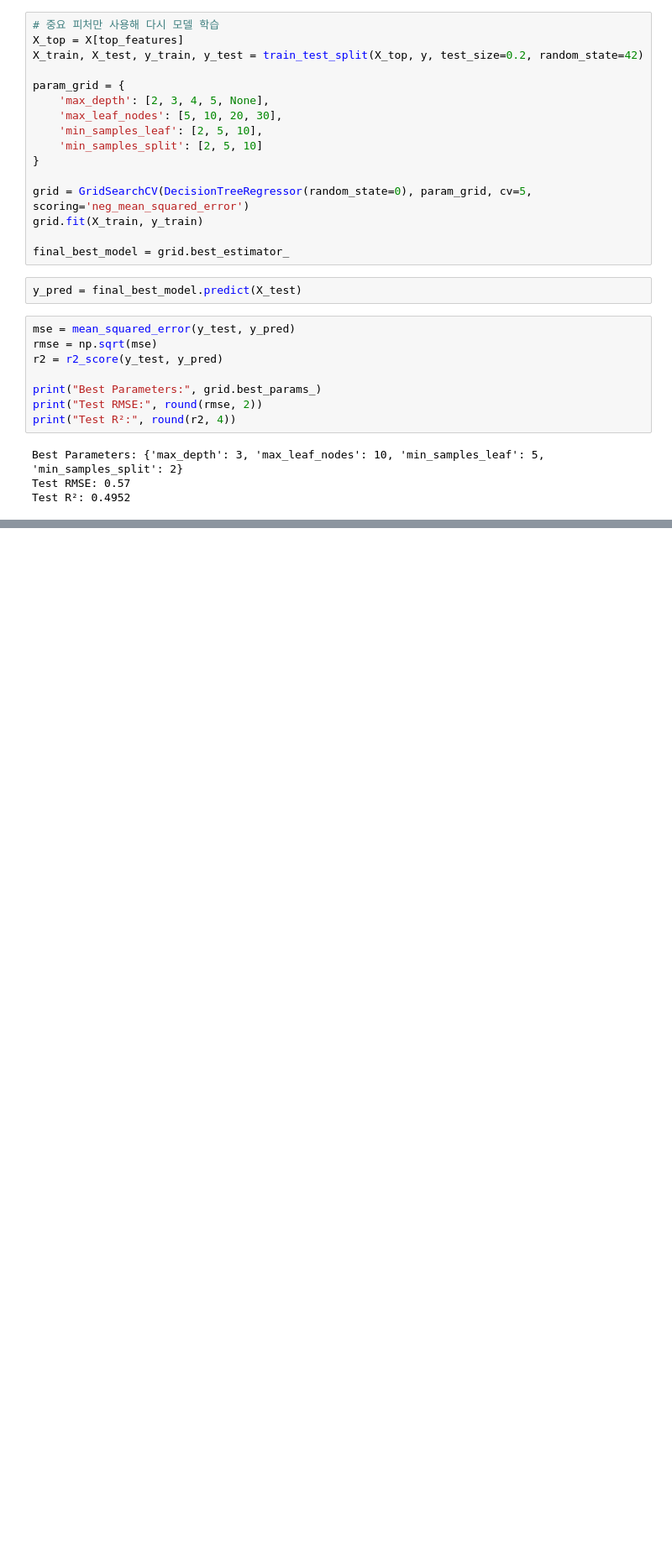
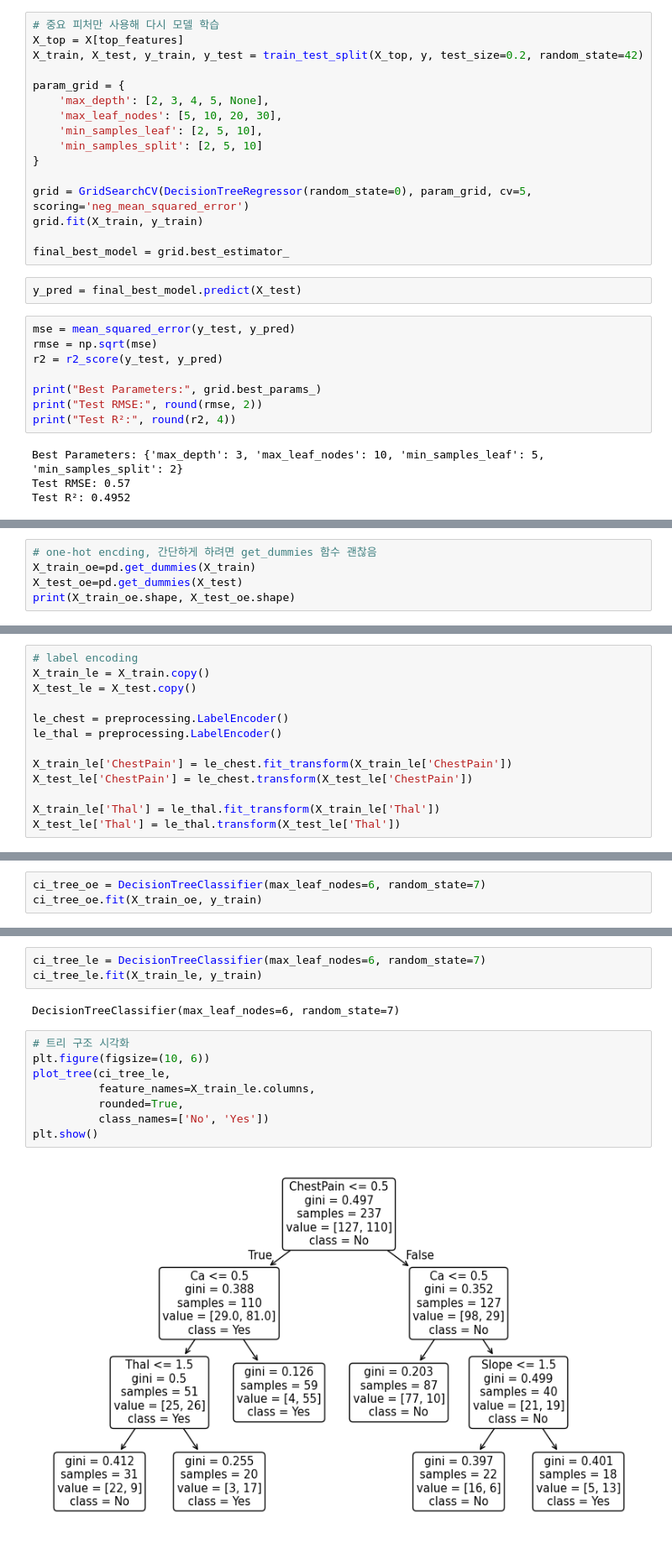
Before and after one commit to jeonjongmi/ML-study, a Jupyter notebook: model/decision_tree.ipynb, the cells around one changed output, grey strips where cells are left out. Shown at 84% size. Drawn from its saved outputs; the diff is of its cells as text; blank space fills up the shorter version.

```diff
--- a/model/decision_tree.ipynb
+++ b/model/decision_tree.ipynb
@@ -270,0 +379,5 @@ Test R²: 0.4952
+# %%
+# one-hot encding, 간단하게 하려면 get_dummies 함수 괜찮음
+X_train_oe=pd.get_dummies(X_train)
+X_test_oe=pd.get_dummies(X_test)
+print(X_train_oe.shape, X_test_oe.shape)
@@ -270,0 +386,13 @@ Test R²: 0.4952
+# %%
+# label encoding
+X_train_le = X_train.copy()
+X_test_le = X_test.copy()
+
+le_chest = preprocessing.LabelEncoder()
+le_thal = preprocessing.LabelEncoder()
+
+X_train_le['ChestPain'] = le_chest.fit_transform(X_train_le['ChestPain'])
+X_test_le['ChestPain'] = le_chest.transform(X_test_le['ChestPain'])
+
+X_train_le['Thal'] = le_thal.fit_transform(X_train_le['Thal'])
+X_test_le['Thal'] = le_thal.transform(X_test_le['Thal'])
@@ -270,0 +401,3 @@ Test R²: 0.4952
+# %%
+ci_tree_oe = DecisionTreeClassifier(max_leaf_nodes=6, random_state=7)
+ci_tree_oe.fit(X_train_oe, y_train)
@@ -270,0 +409,15 @@ Test R²: 0.4952
+# %%
+ci_tree_le = DecisionTreeClassifier(max_leaf_nodes=6, random_state=7)
+ci_tree_le.fit(X_train_le, y_train)
+# %% [output]
+DecisionTreeClassifier(max_leaf_nodes=6, random_state=7)
+# %%
+# 트리 구조 시각화
+plt.figure(figsize=(10, 6))
+plot_tree(ci_tree_le,
+          feature_names=X_train_le.columns,
+          rounded=True,
+          class_names=['No', 'Yes'])
+plt.show()
+# %% [output]
+[figure, added]
```
Also changed, not shown: parts of 37 cells of this notebook, 3 other files.
